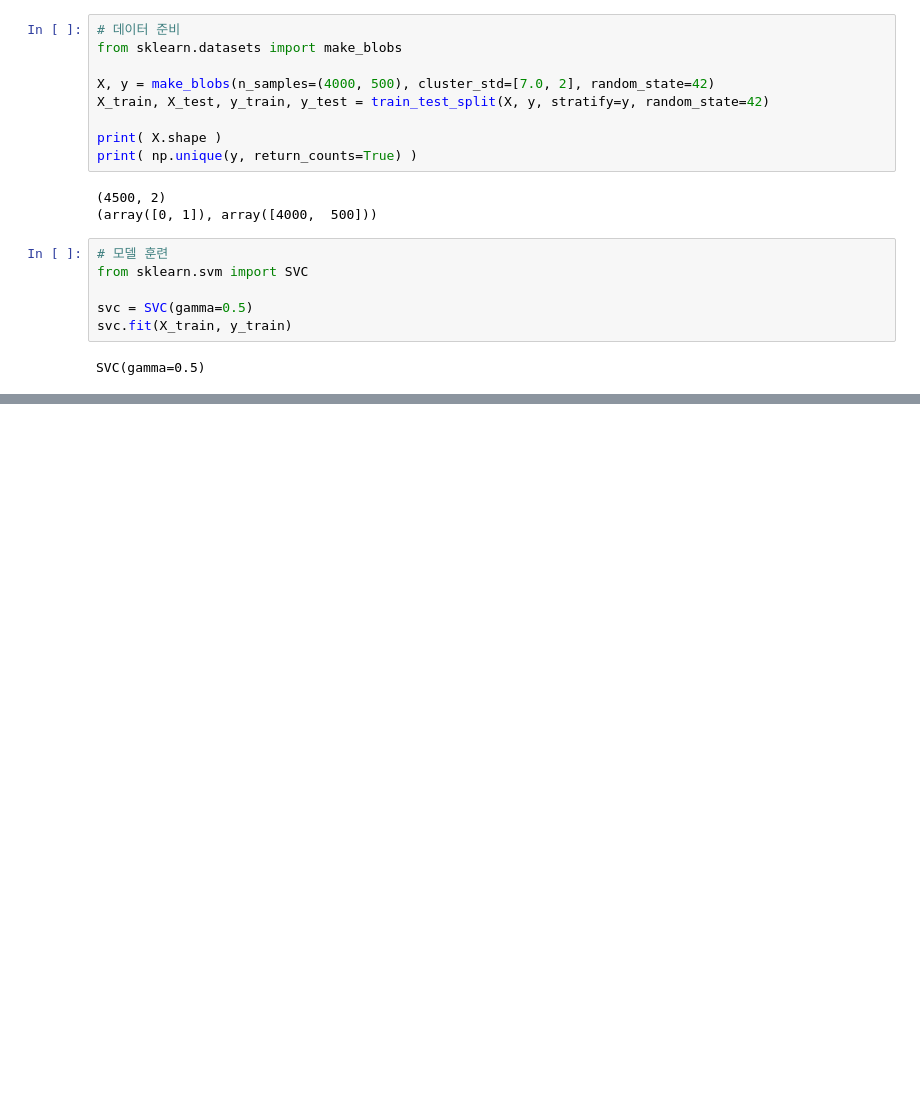
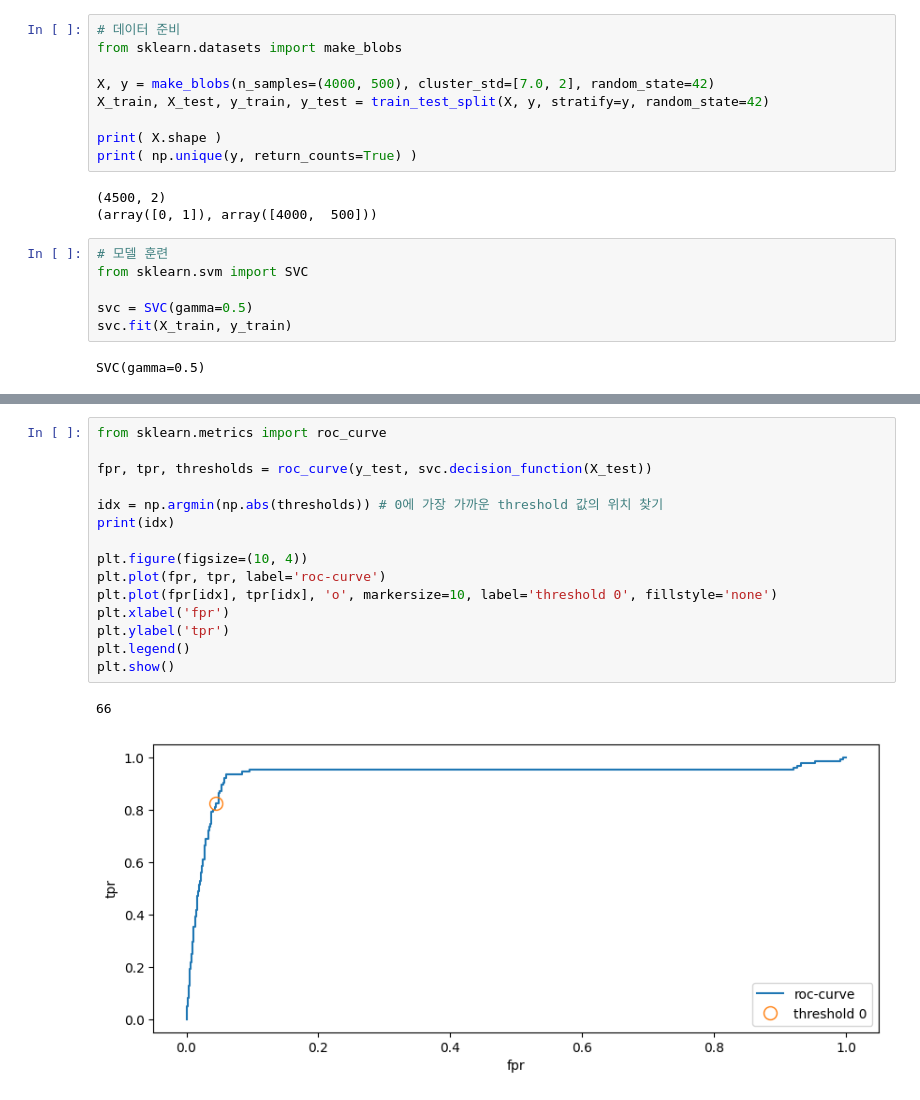
Before and after one commit to shared-repo/human-da, a Jupyter notebook: workspace/ml-basic/example-15.ipynb, the cells around one changed output, grey strips where cells are left out. Cells and saved outputs as stored; diff of their text form; blank space fills up the shorter version.

```diff
--- a/workspace/ml-basic/example-15.ipynb
+++ b/workspace/ml-basic/example-15.ipynb
@@ -162,0 +164,18 @@ plt.show()
+# %%
+from sklearn.metrics import roc_curve
+
+fpr, tpr, thresholds = roc_curve(y_test, svc.decision_function(X_test))
+
+idx = np.argmin(np.abs(thresholds)) # 0에 가장 가까운 threshold 값의 위치 찾기
+print(idx)
+
+plt.figure(figsize=(10, 4))
+plt.plot(fpr, tpr, label='roc-curve')
+plt.plot(fpr[idx], tpr[idx], 'o', markersize=10, label='threshold 0', fillstyle='none')
+plt.xlabel('fpr')
+plt.ylabel('tpr')
+plt.legend()
+plt.show()
+# %% [output]
+66
+[figure, added]
```
Also changed, not shown: parts of 2 cells of this notebook.
